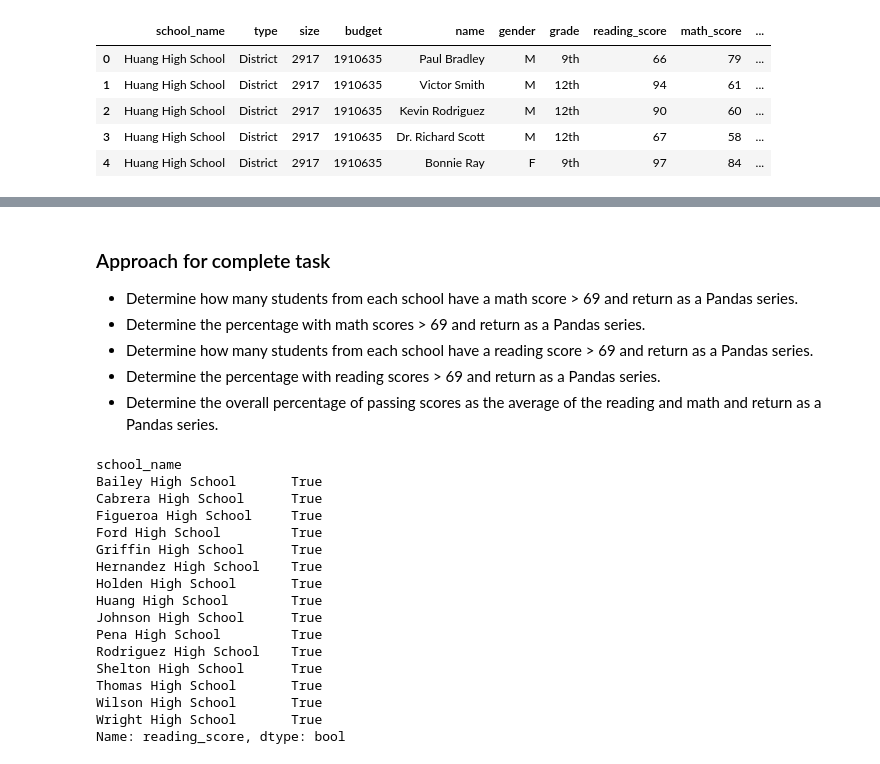
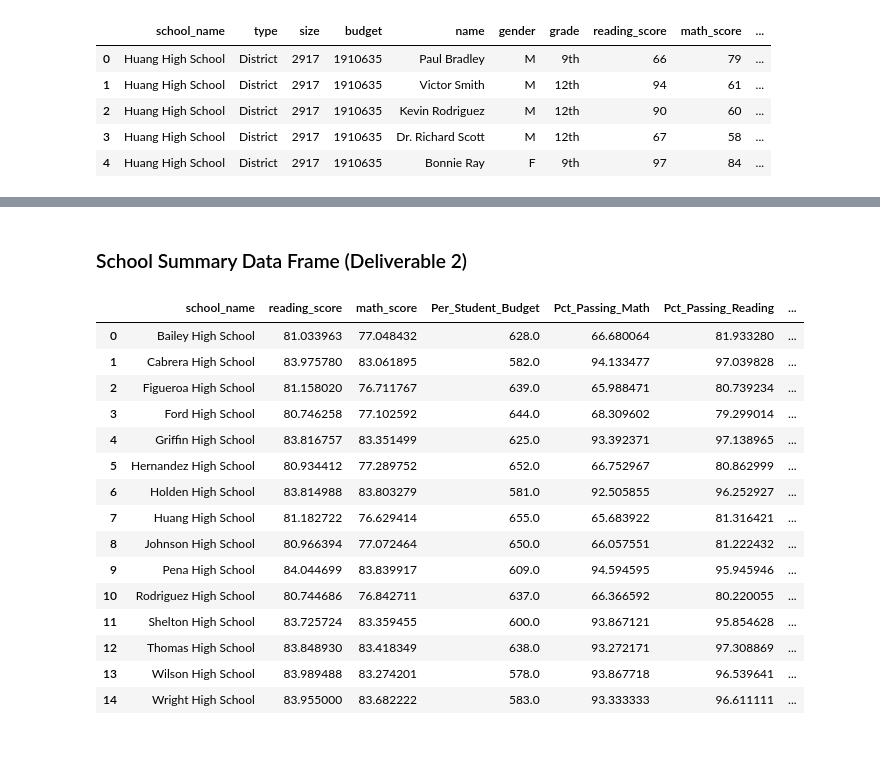
Before and after one commit to gaguinaldo/uscdatabootcamp, a Jupyter notebook: hw-4/hw-4_gta_submission.ipynb, the cells around one changed output, grey strips where cells are left out. Saved outputs shown, nothing was run; the diff lists cells and outputs as text; code cells hidden in the pictures.

```diff
--- a/hw-4/hw-4_gta_submission.ipynb
+++ b/hw-4/hw-4_gta_submission.ipynb
@@ -360,28 +340,23 @@ df_grouped
-# %% [markdown]
-### Approach for complete task
-
-+ Determine how many students from each school have a math score > 69 and return as a Pandas series.
-+ Determine the percentage with math scores > 69 and return as a Pandas series.
-+ Determine how many students from each school have a reading score > 69 and return as a Pandas series.
-+ Determine the percentage with reading scores > 69 and return as a Pandas series.
-+ Determine the overall percentage of passing scores as the average of the reading and math and return as a Pandas series.
-# %%
-df4['reading_score'] > 69
-# %% [output]
-school_name
-Bailey High School       True
-Cabrera High School      True
-Figueroa High School     True
-Ford High School         True
-Griffin High School      True
-Hernandez High School    True
-Holden High School       True
-Huang High School        True
-Johnson High School      True
-Pena High School         True
-Rodriguez High School    True
-Shelton High School      True
-Thomas High School       True
-Wilson High School       True
-Wright High School       True
-Name: reading_score, dtype: bool
+# %% [markdown]
+### School Summary Data Frame (Deliverable 2)
+# %%
+df_final = df_grouped.merge(df_schoo11, on='school_name', how='left')
+df_final.drop(['budget_x', 'size_x', 'School ID','size_y', 'budget_y'], axis = 1, inplace=True)
+df_final
+# %% [output]
+|  | school_name | reading_score | math_score | Per_Student_Budget | Pct_Passing_Math | Pct_Passing_Reading | ... |
+| 0 | Bailey High School | 81.033963 | 77.048432 | 628.0 | 66.680064 | 81.933280 | ... |
+| 1 | Cabrera High School | 83.975780 | 83.061895 | 582.0 | 94.133477 | 97.039828 | ... |
+| 2 | Figueroa High School | 81.158020 | 76.711767 | 639.0 | 65.988471 | 80.739234 | ... |
+| 3 | Ford High School | 80.746258 | 77.102592 | 644.0 | 68.309602 | 79.299014 | ... |
+| 4 | Griffin High School | 83.816757 | 83.351499 | 625.0 | 93.392371 | 97.138965 | ... |
+| 5 | Hernandez High School | 80.934412 | 77.289752 | 652.0 | 66.752967 | 80.862999 | ... |
+| 6 | Holden High School | 83.814988 | 83.803279 | 581.0 | 92.505855 | 96.252927 | ... |
+| 7 | Huang High School | 81.182722 | 76.629414 | 655.0 | 65.683922 | 81.316421 | ... |
+| 8 | Johnson High School | 80.966394 | 77.072464 | 650.0 | 66.057551 | 81.222432 | ... |
+| 9 | Pena High School | 84.044699 | 83.839917 | 609.0 | 94.594595 | 95.945946 | ... |
+| 10 | Rodriguez High School | 80.744686 | 76.842711 | 637.0 | 66.366592 | 80.220055 | ... |
+| 11 | Shelton High School | 83.725724 | 83.359455 | 600.0 | 93.867121 | 95.854628 | ... |
+| 12 | Thomas High School | 83.848930 | 83.418349 | 638.0 | 93.272171 | 97.308869 | ... |
+| 13 | Wilson High School | 83.989488 | 83.274201 | 578.0 | 93.867718 | 96.539641 | ... |
+| 14 | Wright High School | 83.955000 | 83.682222 | 583.0 | 93.333333 | 96.611111 | ... |
```
Also changed, not shown: parts of 13 cells of this notebook.
